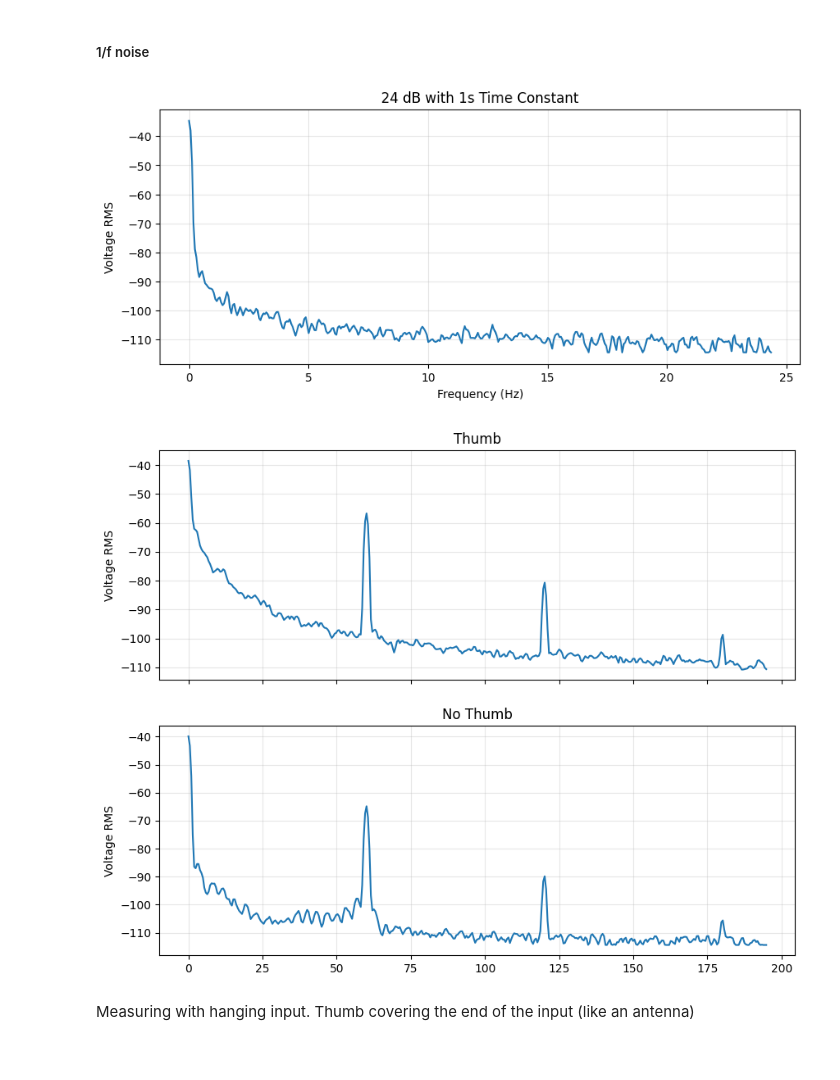
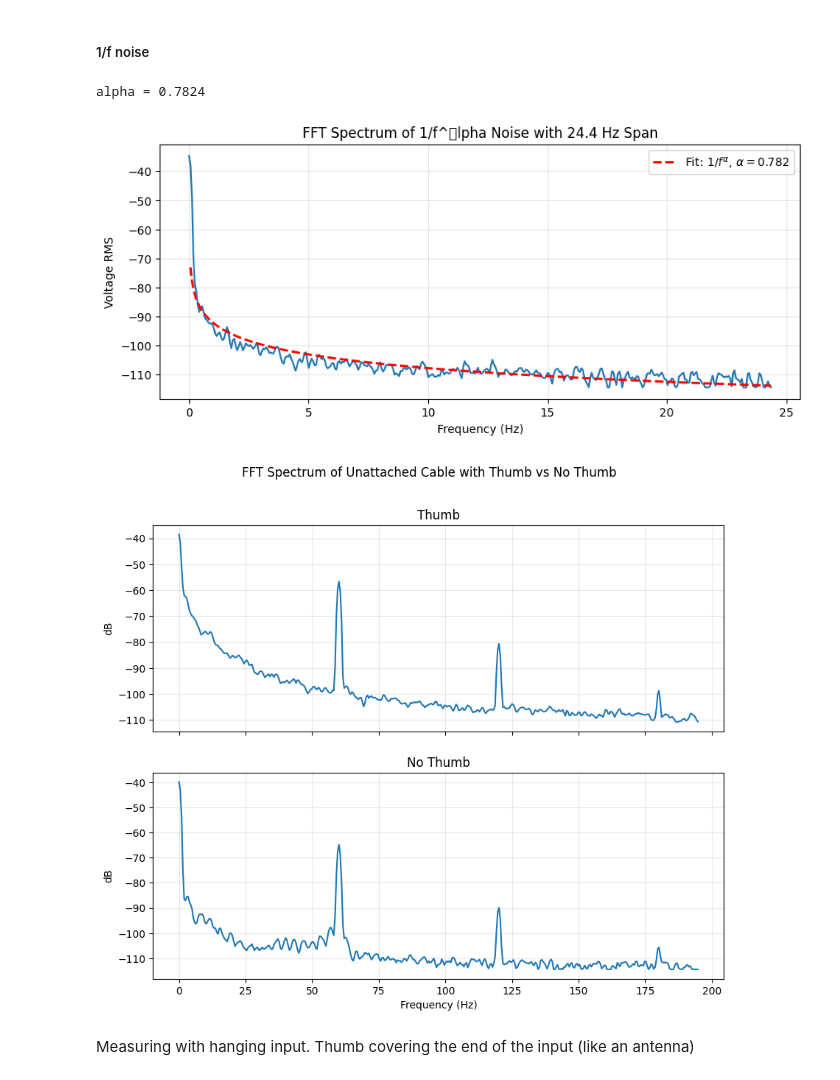
Before and after one commit to curtisjhu/lls, a Jupyter notebook: main.ipynb, the cells around one changed output. Drawn from its saved outputs; the diff is of its cells as text; code cells hidden in the pictures.

Commit message:
more graphs

```diff
--- a/main.ipynb
+++ b/main.ipynb
@@ -248,27 +250,48 @@ plt.figure(figsize=(10, 4))
 plt.plot(sh7["x"], sh7["y"], '-')
 plt.xlabel("Frequency (Hz)")
 plt.ylabel("Voltage RMS")
-plt.title("FFT Spectrum ")
+plt.title("FFT Spectrum of 1/f^\alpha Noise with 24.4 Hz Span")
 plt.grid(True, alpha=0.3)
+
+mask = sh7["x"] > 0  # avoid f=0 for log fit
+f = sh7.loc[mask, "x"].to_numpy()
+y_db = sh7.loc[mask, "y"].to_numpy()
+
+# Convert dB -> linear amplitude, then fit: A(f) = C * f^(-alpha)
+A = 10 ** (y_db / 20.0)
+slope, intercept = np.polyfit(np.log(f), np.log(A), 1)
+alpha = -slope
+C = np.exp(intercept)
+
+# Plot fitted curve back in dB
+fit_db = 20 * np.log10(C * f**(-alpha))
+plt.plot(f, fit_db, "r--", linewidth=2, label=rf"Fit: $1/f^{{\alpha}}$, $\alpha={alpha:.3f}$")
+plt.legend()
+
+print(f"alpha = {alpha:.4f}")
 plt.show()
 # %% [output]
+alpha = 0.7824
-[figure, old version]
+[figure, new version]
 # %%
 sh8 = pd.read_csv('exp6/exp6_195HzSpan', delimiter='\t')
 sh9 = pd.read_csv('exp6/exp6_195HzSpan_nothumb', delimiter='\t')
 
 fig, ax = plt.subplots(2, 1, figsize=(10, 8), sharex=True)
+fig.suptitle("FFT Spectrum of Unattached Cable with Thumb vs No Thumb")
+
 ax[0].plot(sh8["x"], sh8["y"], '-')
-ax[0].set_ylabel("Voltage RMS")
+ax[0].set_ylabel("dB")
 ax[0].set_title("Thumb")
 ax[0].grid(True, alpha=0.3)
 
 ax[1].plot(sh9["x"], sh9["y"], '-')
-ax[1].set_ylabel("Voltage RMS")
+ax[1].set_ylabel("dB")
+ax[1].set_xlabel("Frequency (Hz)")
 ax[1].set_title("No Thumb")
 ax[1].grid(True, alpha=0.3)
 # %% [output]
-[figure, old version]
+[figure, new version]
 # %% [markdown]
 Measuring with hanging input. Thumb covering the end of the input (like an antenna)
 # %% [markdown]
```
Also changed, not shown: parts of 11 cells of this notebook.
